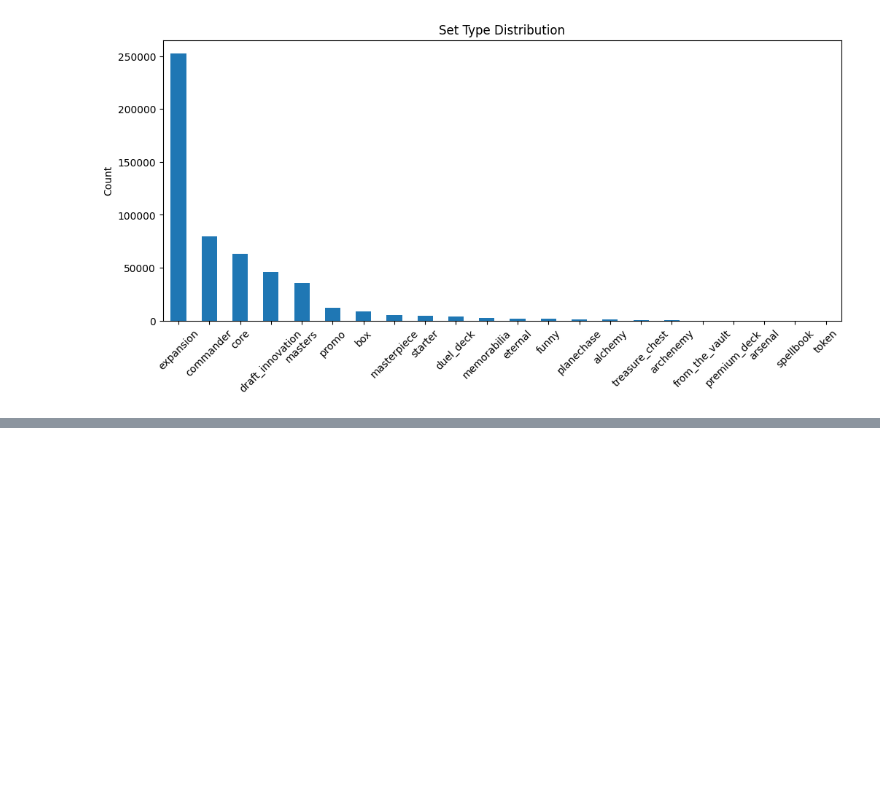
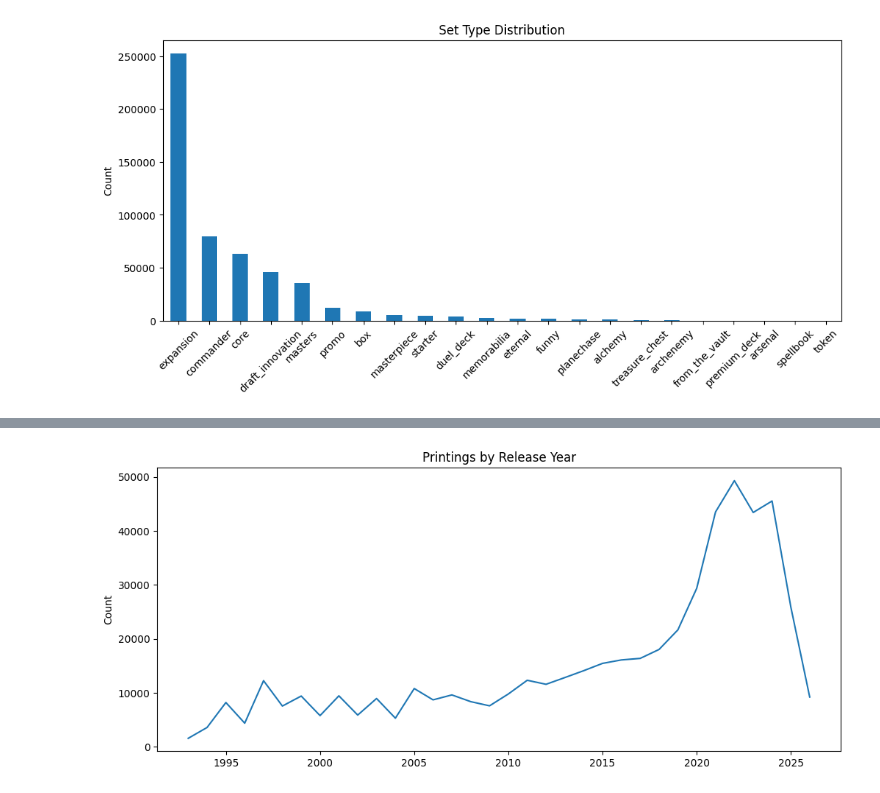
Before and after one commit to MitchellB9/mtg_ai, a Jupyter notebook: Notebooks/inspect_data/base_data_inspection/inspect_every_printing.ipynb, the cells around one changed output, grey strips where cells are left out. Saved outputs shown, nothing was run; the diff lists cells and outputs as text; code cells hidden in the pictures; blank space fills up the shorter version.

```diff
--- a/Notebooks/inspect_data/base_data_inspection/inspect_every_printing.ipynb
+++ b/Notebooks/inspect_data/base_data_inspection/inspect_every_printing.ipynb
@@ -180,0 +283,15 @@ Name: set_type, dtype: int64
+# %%
+# Release year distribution
+cards_every["release_year"] = pd.to_datetime(
+    cards_every["released_at"],
+    errors="coerce"
+).dt.year
+
+year_counts = cards_every["release_year"].value_counts().sort_index()
+
+year_counts.plot(figsize=(12, 5))
+plt.title("Printings by Release Year")
+plt.ylabel("Count")
+plt.show()
+# %% [output]
+[figure, added]
```
Also changed, not shown: parts of 5 cells of this notebook, 6 other files.
